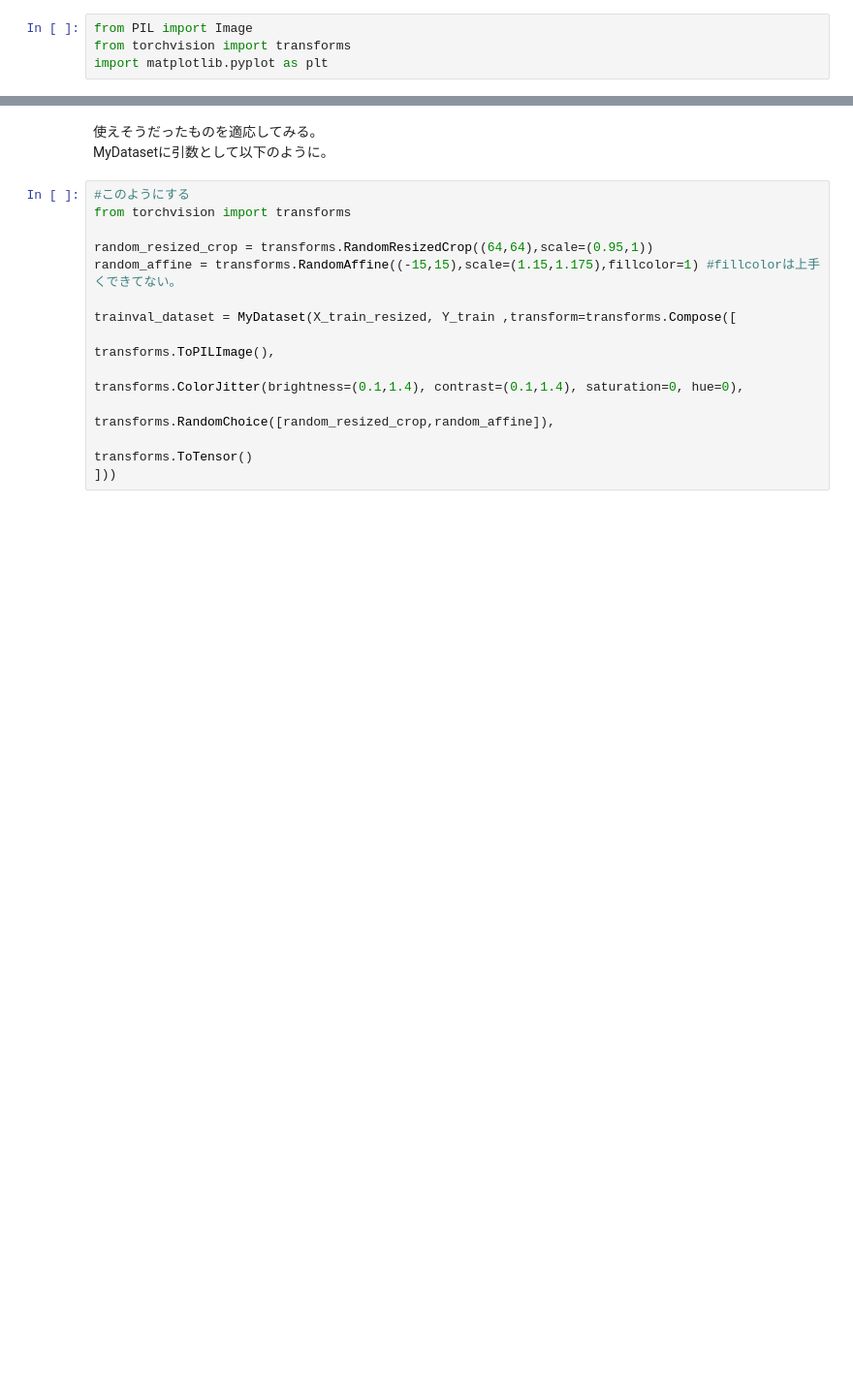
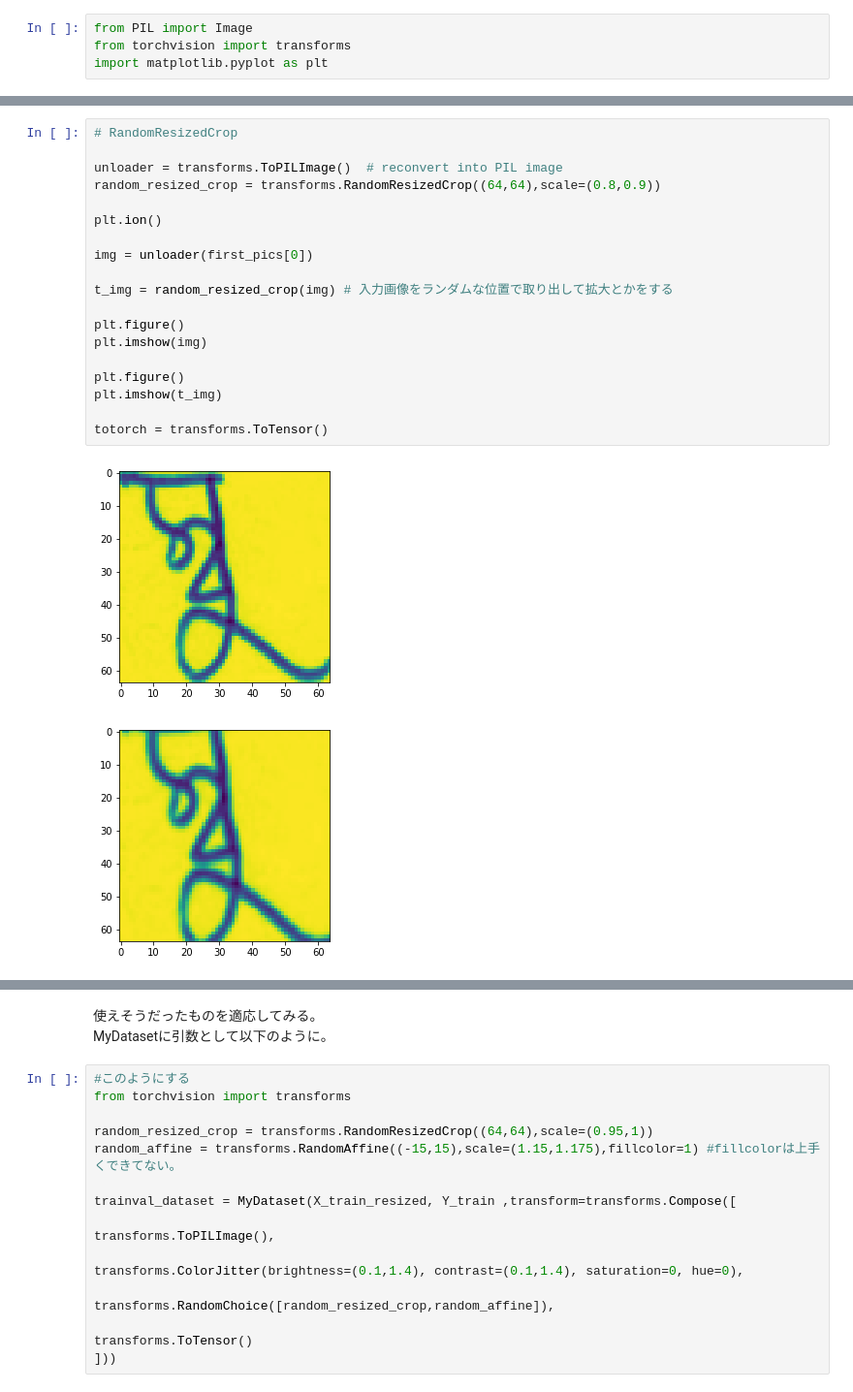
Before and after one commit to mqcmd196/KKB-kaggle, a Jupyter notebook: bengaliai-cv19/notebooks/ data-inflated.ipynb, the cells around one changed output, grey strips where cells are left out. Shown: that part at 97% size. Cells and saved outputs as stored; diff of their text form; blank space fills up the shorter version.

```diff
--- a/bengaliai-cv19/notebooks/ data-inflated.ipynb
+++ b/bengaliai-cv19/notebooks/ data-inflated.ipynb
@@ -432,0 +423,22 @@ tensor([[[0.1137, 0.1020, 0.0863,  ..., 0.1216, 0.1216, 0.1216],
+# %%
+# RandomResizedCrop
+
+unloader = transforms.ToPILImage()  # reconvert into PIL image
+random_resized_crop = transforms.RandomResizedCrop((64,64),scale=(0.8,0.9))
+
+plt.ion()
+
+img = unloader(first_pics[0])
+
+t_img = random_resized_crop(img) # 入力画像をランダムな位置で取り出して拡大とかをする
+
+plt.figure()
+plt.imshow(img)
+
+plt.figure()
+plt.imshow(t_img)
+
+totorch = transforms.ToTensor()
+# %% [output]
+[figure, added]
+[figure, added]
```
Also changed, not shown: parts of 20 cells of this notebook.
